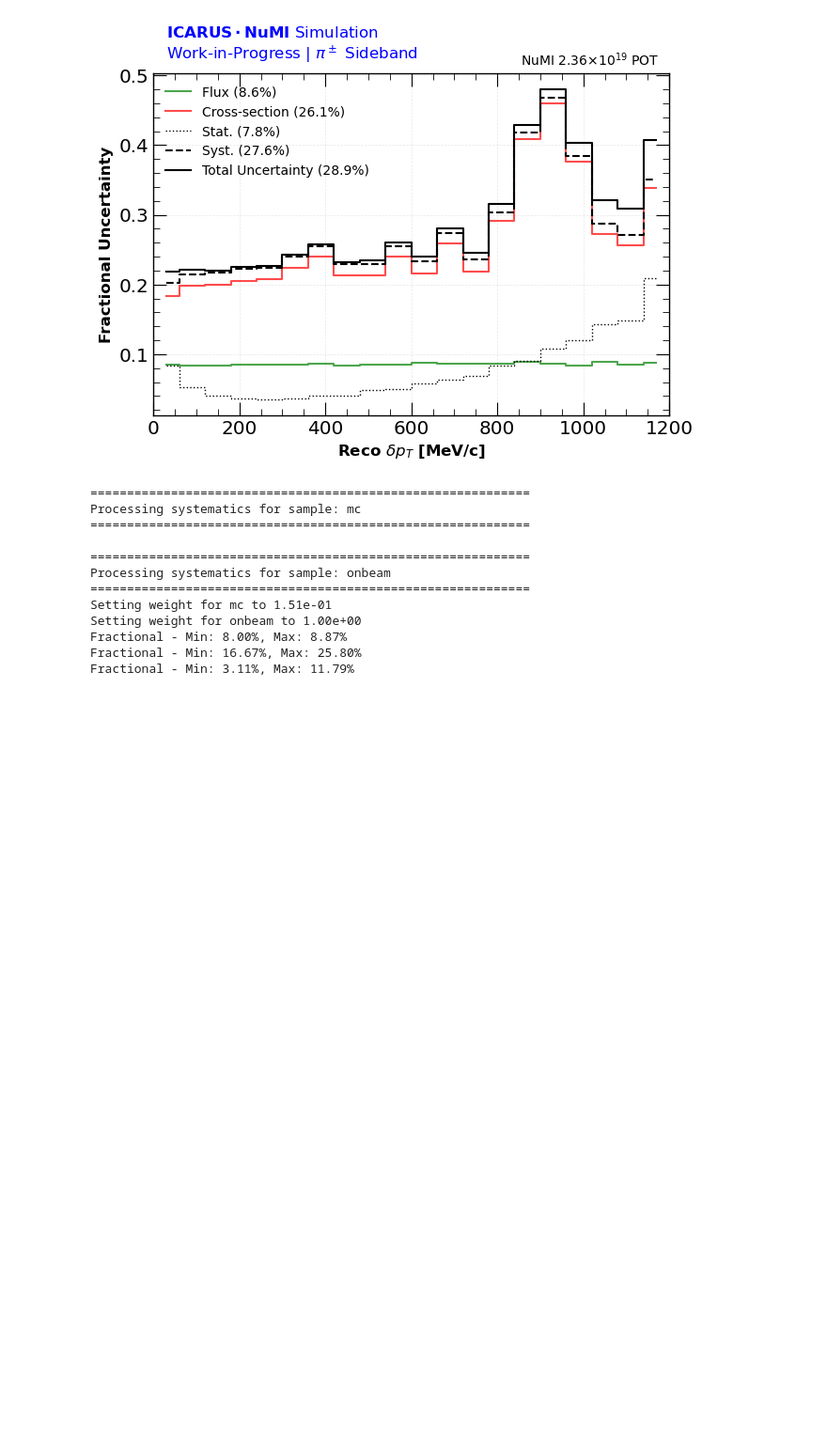
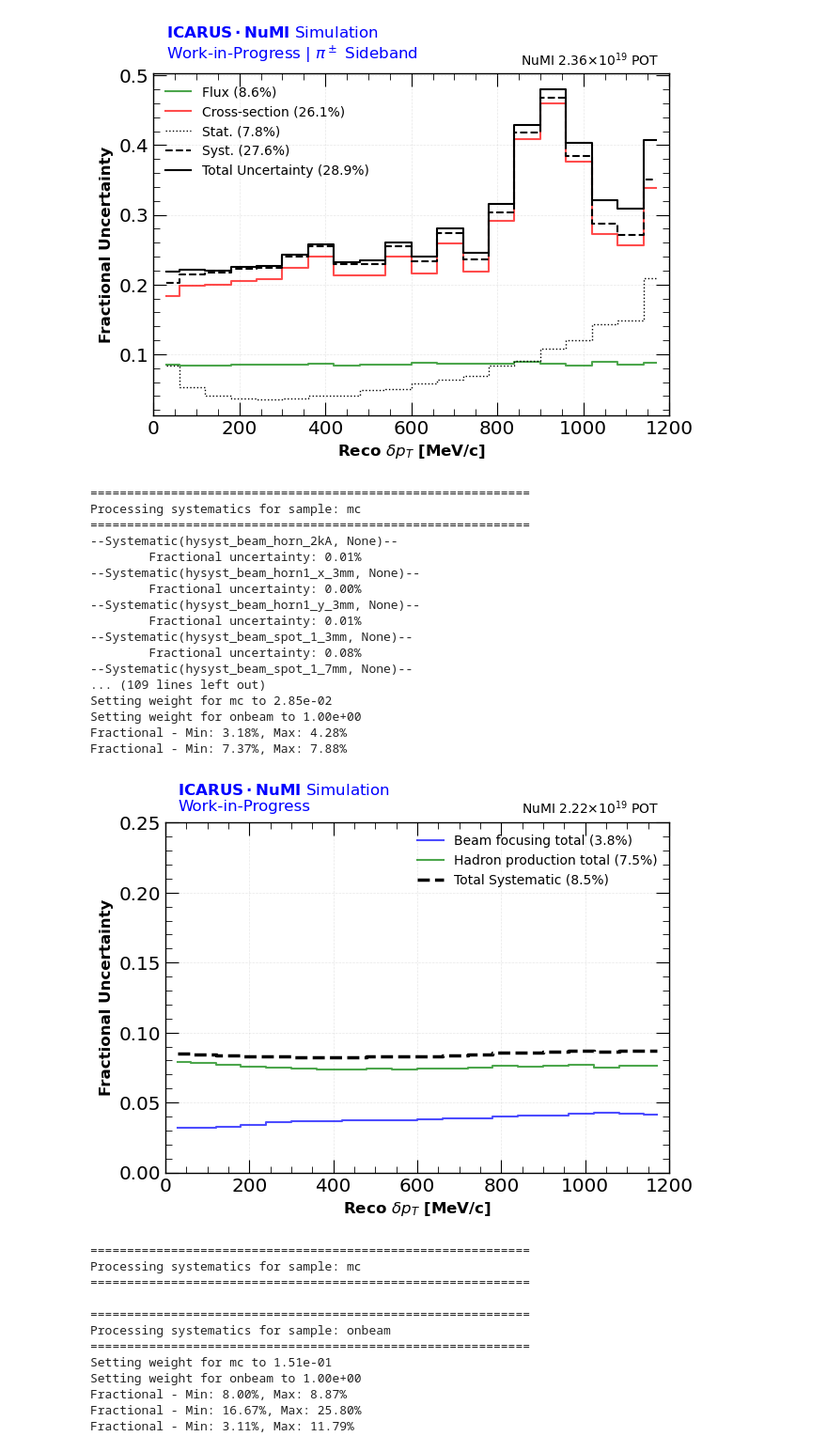
Before and after one commit to rvizarreta/ICARUS-NuMI-CC0pi-Selection, a Jupyter notebook: spineplot/myAnalysis/1muNp0pi_uncontained_sideband.ipynb, the cells around one changed output. Shown at 94% size. Cells and saved outputs as stored; diff of their text form; code cells hidden in the pictures; blank space fills up the shorter version.

```diff
--- a/spineplot/myAnalysis/1muNp0pi_uncontained_sideband.ipynb
+++ b/spineplot/myAnalysis/1muNp0pi_uncontained_sideband.ipynb
@@ -35,6 +35,29 @@ Fractional - Min: 3.51%, Max: 20.85%
 [figure]
 [figure]
 [figure]
+# %%
+# Delta p_T flux uncertainties plot
+analysis = Analysis(ana_directory + '/dpT/dpT_FluxUncertainty.toml', data_file)
+analysis.run(close_figs=False)
+# %% [output]
+============================================================
+Processing systematics for sample: mc
+============================================================
+--Systematic(hysyst_beam_horn_2kA, None)--
+        Fractional uncertainty: 0.01%
+--Systematic(hysyst_beam_horn1_x_3mm, None)--
+        Fractional uncertainty: 0.00%
+--Systematic(hysyst_beam_horn1_y_3mm, None)--
+        Fractional uncertainty: 0.01%
+--Systematic(hysyst_beam_spot_1_3mm, None)--
+        Fractional uncertainty: 0.08%
+--Systematic(hysyst_beam_spot_1_7mm, None)--
+... (109 lines left out)
+Setting weight for mc to 2.85e-02
+Setting weight for onbeam to 1.00e+00
+Fractional - Min: 3.18%, Max: 4.28%
+Fractional - Min: 7.37%, Max: 7.88%
+[figure, added]
 # %%
 # Delta phiT plots
 analysis = Analysis(ana_directory + '/dphiT/dphiT.toml', data_file)
```
Also changed, not shown: 13 other files.
